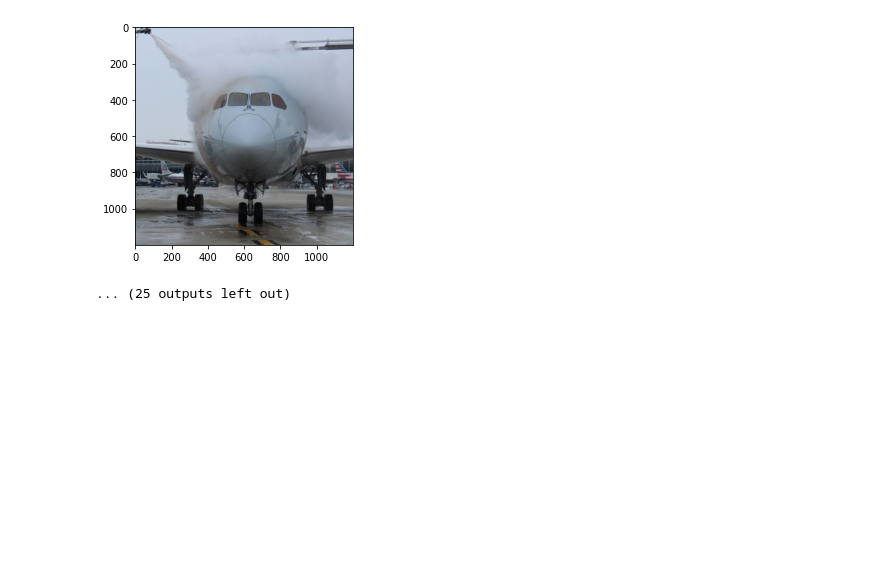
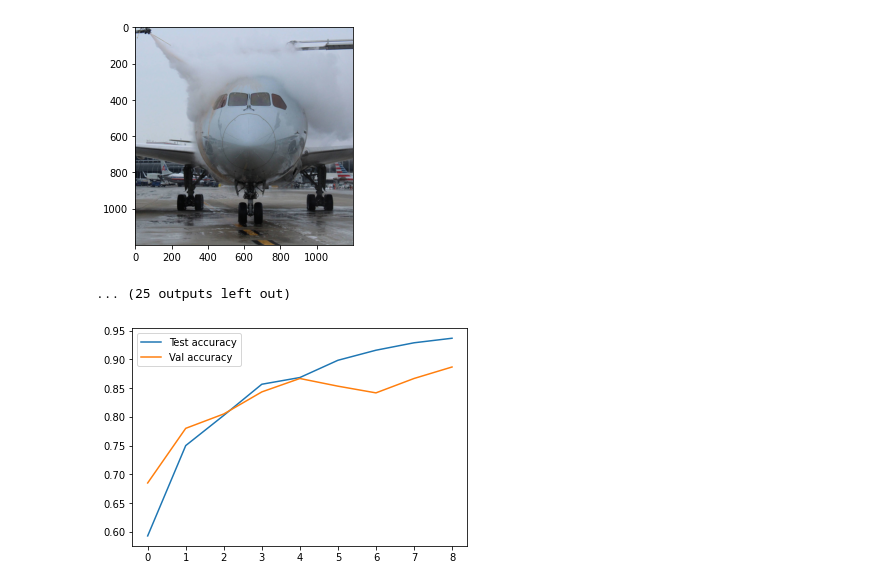
Before and after one commit to premkumar25/Mutliclass_Image_classification_CNN, a Jupyter notebook: Multiclass_Image_Classification.ipynb, the cells around one changed output. Cells and saved outputs as stored; diff of their text form; code cells hidden in the pictures; blank space fills up the shorter version.

```diff
--- a/Multiclass_Image_Classification.ipynb
+++ b/Multiclass_Image_Classification.ipynb
@@ -67,6 +67,8 @@ cnn_model.add(MaxPool2D(pool_size=(2,2), strides=2, padding='same'))
 
 cnn_model.add(Conv2D(filters=64,kernel_size=3, padding='same', activation='relu'))
 
+cnn_model.add(MaxPool2D(pool_size=(2,2), strides=2, padding='same'))
+
 cnn_model.add(Conv2D(filters=64, kernel_size=3, padding='same', activation='relu'))
 
 cnn_model.add(MaxPool2D(pool_size=(2,2), strides=2, padding='same'))
@@ -99,5 +101,5 @@ Trainable params: 728,771
 Non-trainable params: 0
 _________________________________________________________________
 # %%
-cnn_model.fit(x=train_dataset, validation_data=validation_dataset, epochs=10)
+fit = cnn_model.fit(x=train_dataset, validation_data=validation_dataset, epochs=9)
 # %% [output]
@@ -201,3 +200,10 @@ Its an Airplane
 [[0.6537353  0.35954046 0.4161054 ]]
 [figure]
 ... (25 outputs left out)
+# %%
+plt.plot(fit.history['accuracy'], label='Test accuracy')
+plt.plot(fit.history['val_accuracy'], label='Val accuracy')
+plt.legend()
+plt.show()
+# %% [output]
+[figure, added]
```
Also changed, not shown: parts of 3 cells of this notebook.
